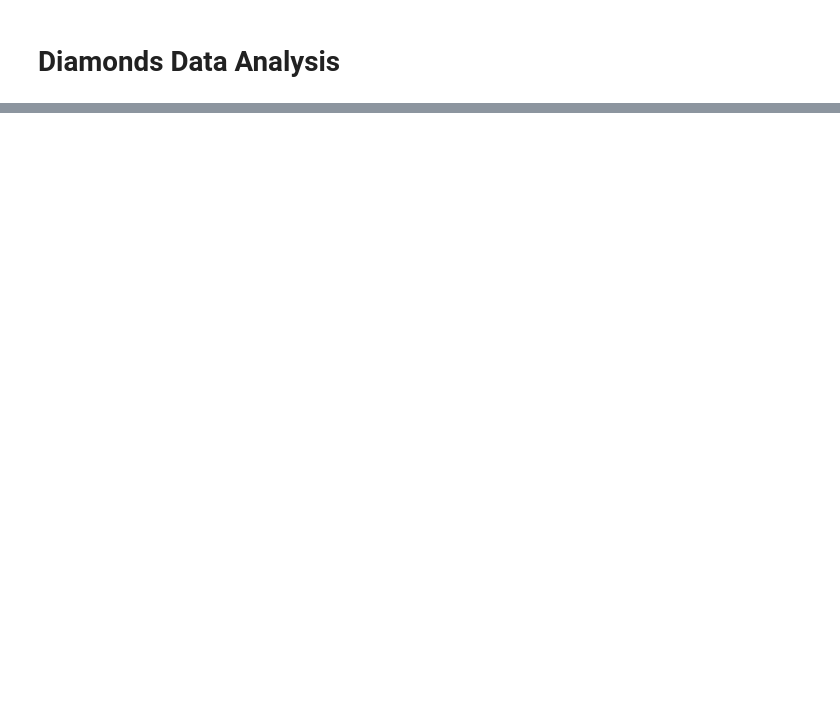
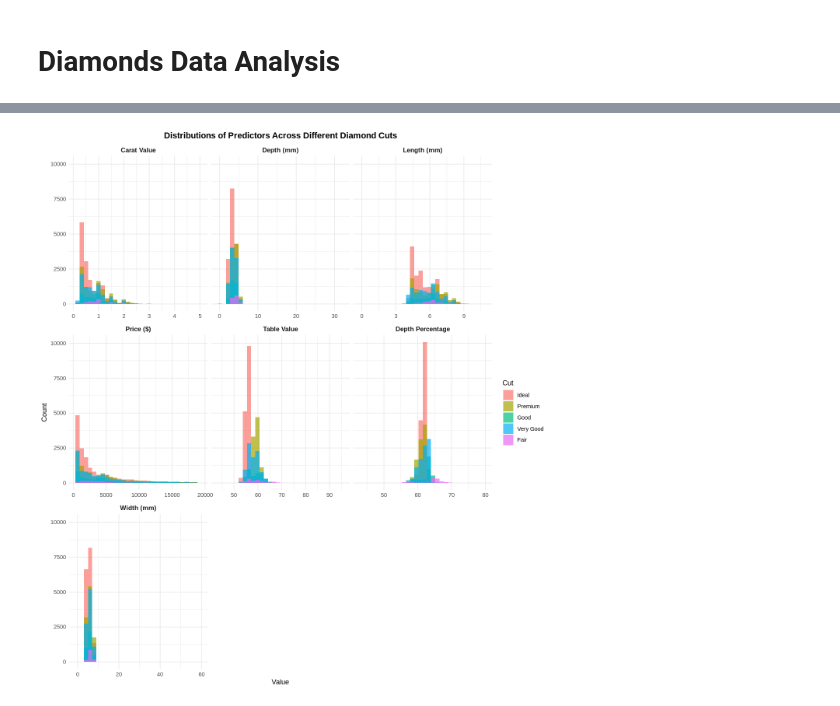
Before and after one commit to sadrakhosravi/g1-dsci-project, a Jupyter notebook: diamonds.ipynb, the cells around one changed output, grey strips where cells are left out. Drawn from its saved outputs; the diff is of its cells as text; code cells hidden in the pictures; blank space fills up the shorter version.

```diff
--- a/diamonds.ipynb
+++ b/diamonds.ipynb
@@ -100,0 +85,32 @@ A tibble: 5 × 3
+# %%
+# Show the distribution of predictors accross different diamond cuts
+options(repr.plot.width = 11, repr.plot.height = 12) # you can change the size of the plot if it is too small or too large
+
+# Get the relevant columns
+diamond_long <- diamond_train |>
+  select(cut, carat, price, total_depth_percentage, table, length, width, depth) |>
+  gather(key = "variable", value = "value", -cut)
+
+labels <- as_labeller(c(carat = "Carat Value",
+                               price = "Price ($)",
+                               total_depth_percentage = "Depth Percentage",
+                               table = "Table Value",
+                               length = "Length (mm)",
+                               width = "Width (mm)",
+                               depth = "Depth (mm)"))
+
+dist_plot <- ggplot(diamond_long, aes(x = value, fill = cut)) +
+  geom_histogram(alpha = 0.7, position = "identity", bins=30) +
+  facet_wrap(~ variable, scales = "free_x", labeller = labels) +
+  labs(x = "Value", y = "Count", fill = "Cut") +
+  theme_minimal() +
+  theme(
+    plot.title = element_text(hjust = 0.5, face="bold"),
+    strip.text = element_text(face = "bold", size = 10),
+    strip.background = element_blank()
+  ) +
+  ggtitle("Distributions of Predictors Across Different Diamond Cuts")
+
+dist_plot
+# %% [output]
+[figure, added]
```
Also changed, not shown: parts of 15 cells of this notebook.
